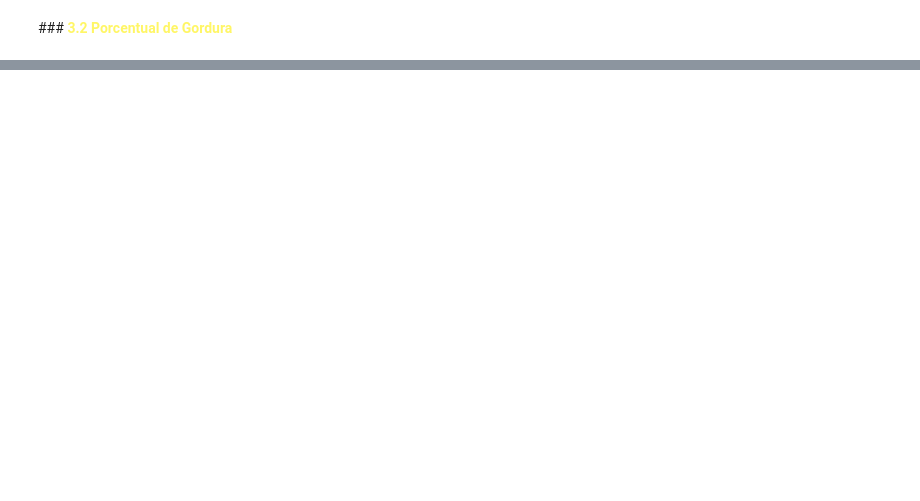
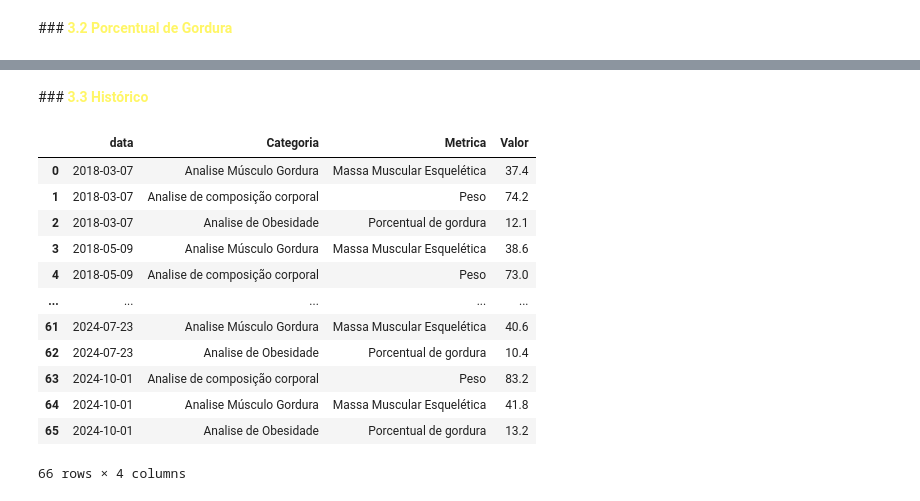
Before and after one commit to gabrielmprata/inbody_bio, a Jupyter notebook: evol_medidas.ipynb, the cells around one changed output, grey strips where cells are left out. Cells and saved outputs as stored; diff of their text form; code cells hidden in the pictures; blank space fills up the shorter version.

```diff
--- a/evol_medidas.ipynb
+++ b/evol_medidas.ipynb
@@ -33,32 +33,32 @@ warnings.filterwarnings("ignore")
 from datetime import datetime, date, time
 # %% [markdown]
 #**<font color=#fff666 size="6"> 2. Carga dos dados**
+# %%
+# importando datasets
+
+# URL de importação
+url   = "https://raw.githubusercontent.com/gabrielmprata/inbody_bio/main/dataset/evol_python.xlsx"
 # %%
-df_adp = pd.read_excel('evol_python.xlsx',
-                           sheet_name='adp'
-                           )
+df_adp = pd.read_excel(url, sheet_name='adp')
 
-df_bio_lucas = pd.read_excel('evol_python.xlsx',
-                           sheet_name='bio_lucas'
-                           )
+df_adp = pd.read_excel(url, sheet_name='adp')
 
-df_bio_medidas = pd.read_excel('evol_python.xlsx',
-                           sheet_name='medidas'
-                           )
+df_bio_lucas = pd.read_excel(url, sheet_name='bio_lucas')
 
-df_inbody_resumo = pd.read_excel('evol_python.xlsx',
-                           sheet_name='inbody_resumo'
-                           )
+df_bio_medidas = pd.read_excel(url, sheet_name='medidas')
 
-df_inbody_full = pd.read_excel('evol_python.xlsx',
-                           sheet_name='inbody_full'
-                           )
+df_inbody_resumo = pd.read_excel(url, sheet_name='inbody_resumo')
+
+df_inbody_full = pd.read_excel(url, sheet_name='inbody_full')
 # %%
 df_adp['data'] = pd.to_datetime(df_adp['data'])
 df_adp['ano_mes'] = df_adp['data'].dt.strftime('%Y-%m')
 # %%
 df_inbody_full['data'] = pd.to_datetime(df_inbody_full['data'])
 df_inbody_full['ano_mes'] = df_inbody_full['data'].dt.strftime('%Y-%m')
+
+df_inbody_resumo['data'] = pd.to_datetime(df_inbody_resumo['data'])
+df_inbody_resumo['ano_mes'] = df_inbody_resumo['data'].dt.strftime('%Y-%m')
 # %% [markdown]
 #**<font color=#fff666 size="6"> 3. Construção dos gráficos 📊**
 # %% [markdown]
@@ -119,3 +119,21 @@ fig.update_traces(line_width=2,textposition='top center')
 fig.show()
 # %% [output]
 [interactive output not drawn]
+# %% [markdown]
+###**<font color=#fff666> 3.3 Histórico**
+# %%
+df_inbody_resumo
+# %% [output]
+|  | data | Categoria | Metrica | Valor |
+| 0 | 2018-03-07 | Analise Músculo Gordura | Massa Muscular Esquelética | 37.4 |
+| 1 | 2018-03-07 | Analise de composição corporal | Peso | 74.2 |
+| 2 | 2018-03-07 | Analise de Obesidade | Porcentual de gordura | 12.1 |
+| 3 | 2018-05-09 | Analise Músculo Gordura | Massa Muscular Esquelética | 38.6 |
+| 4 | 2018-05-09 | Analise de composição corporal | Peso | 73.0 |
+| ... | ... | ... | ... | ... |
+| 61 | 2024-07-23 | Analise Músculo Gordura | Massa Muscular Esquelética | 40.6 |
+| 62 | 2024-07-23 | Analise de Obesidade | Porcentual de gordura | 10.4 |
+| 63 | 2024-10-01 | Analise de composição corporal | Peso | 83.2 |
+| 64 | 2024-10-01 | Analise Músculo Gordura | Massa Muscular Esquelética | 41.8 |
+| 65 | 2024-10-01 | Analise de Obesidade | Porcentual de gordura | 13.2 |
+66 rows × 4 columns
```
